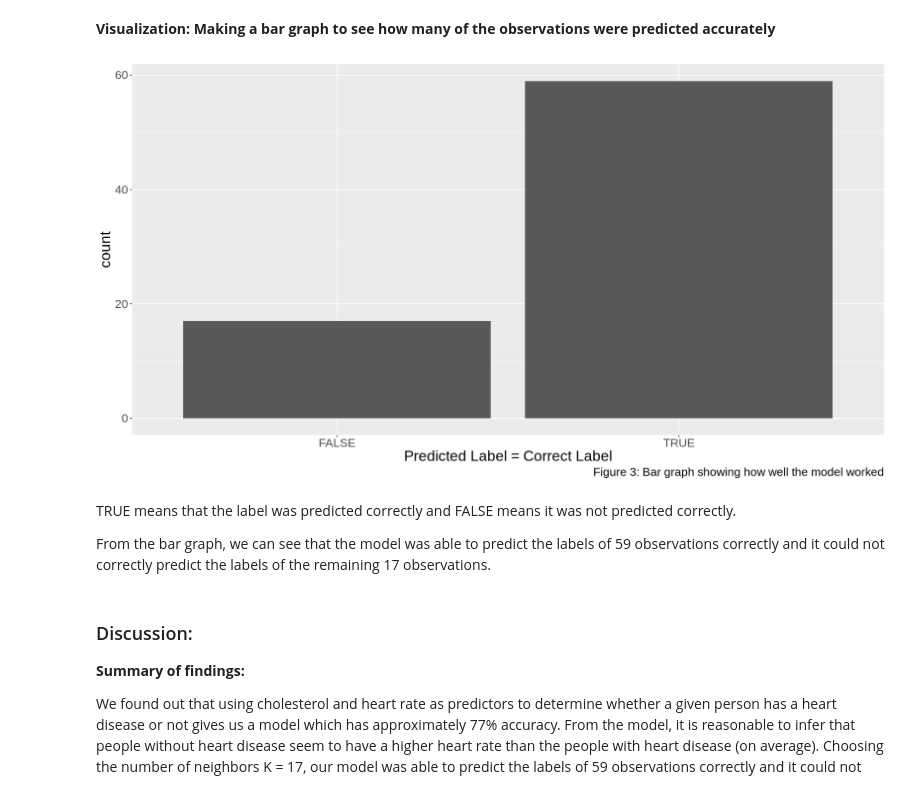
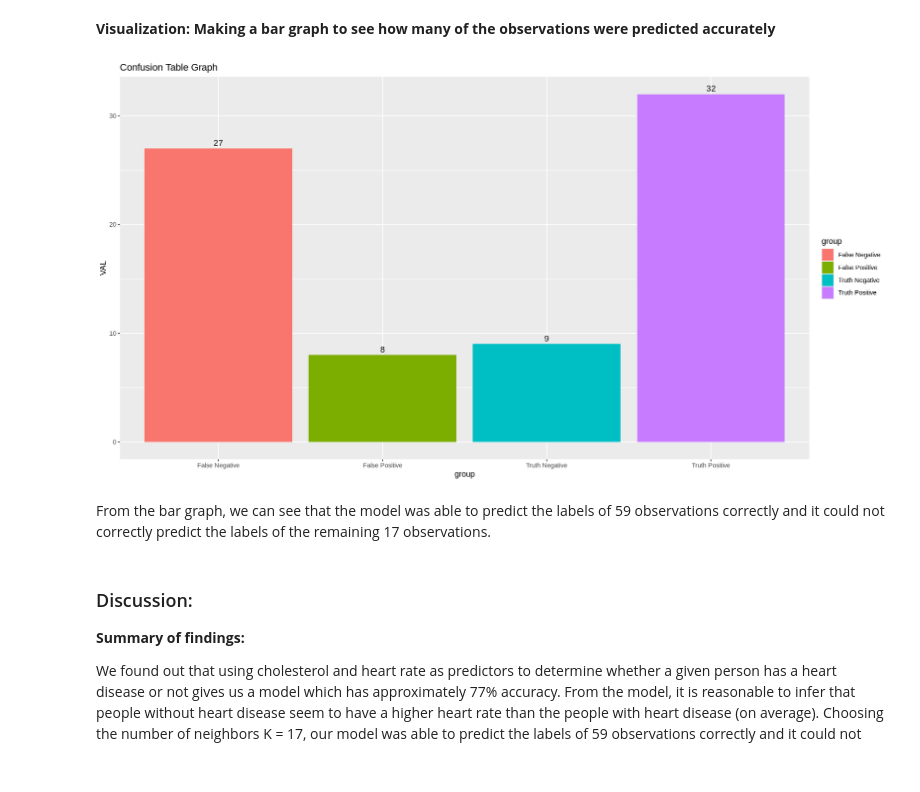
Before and after one commit to ggzggzggzggz/dsci-100-2022w1-group-083, a Jupyter notebook: group_project_report.ipynb, the cells around one changed output. Cells and saved outputs as stored; diff of their text form; code cells hidden in the pictures.

Commit message:
add graph

```diff
--- a/group_project_report.ipynb
+++ b/group_project_report.ipynb
@@ -262,17 +244,14 @@ Prediction  0  1
 # %% [markdown]
 **Visualization: Making a bar graph to see how many of the observations were predicted accurately**
 # %%
-bar_graph <- mutate(heart_test_predictions, correct=(.pred_class==num_the_predicted_attribute)) |>
-    ggplot(aes(x=correct)) +
-    geom_bar() +
-    labs(x="Predicted Label = Correct Label", caption = "Figure 3: Bar graph showing how well the model worked") +
-    theme(text=element_text(size=20))
-bar_graph
+data.frame(group=c("Truth Positive","False Positive", "Truth Negative", "False Negative"), VAL=c(32,8,9,27)) |>
+    ggplot(aes(x=group,y=VAL,fill=group))+
+  geom_bar(stat = "identity")+
+  geom_text(aes(label=VAL),size=4,vjust=-0.5)+
+  ggtitle("Confusion Table Graph")
 # %% [output]
-[figure, old version]
+[figure, new version]
 # %% [markdown]
-TRUE means that the label was predicted correctly and FALSE means it was not predicted correctly.
-
 From the bar graph, we can see that the model was able to predict the labels of 59 observations correctly and it could not correctly predict the labels of the remaining 17 observations.
 # %% [markdown]
 ### Discussion:
```
Also changed, not shown: parts of 1 cell of this notebook.
